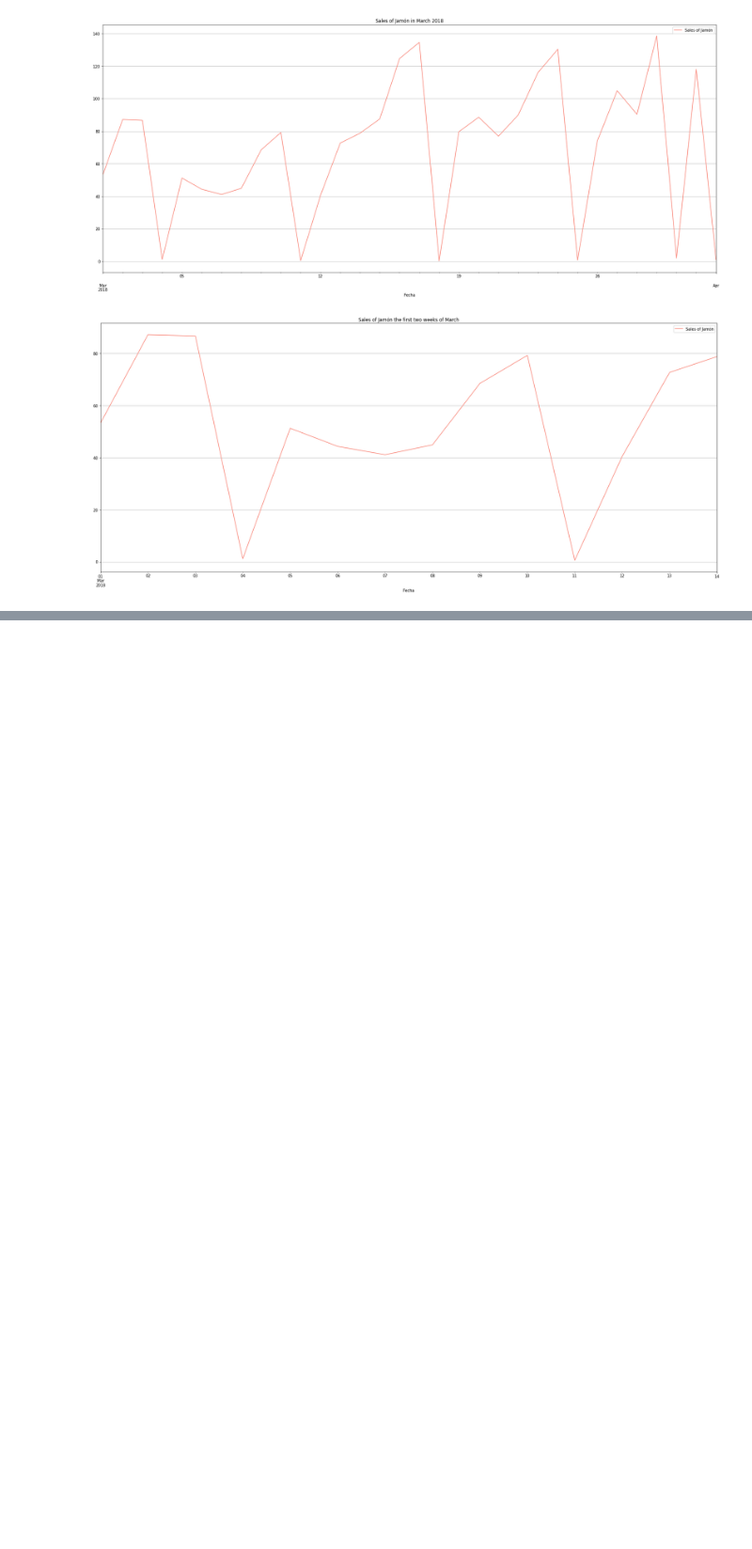
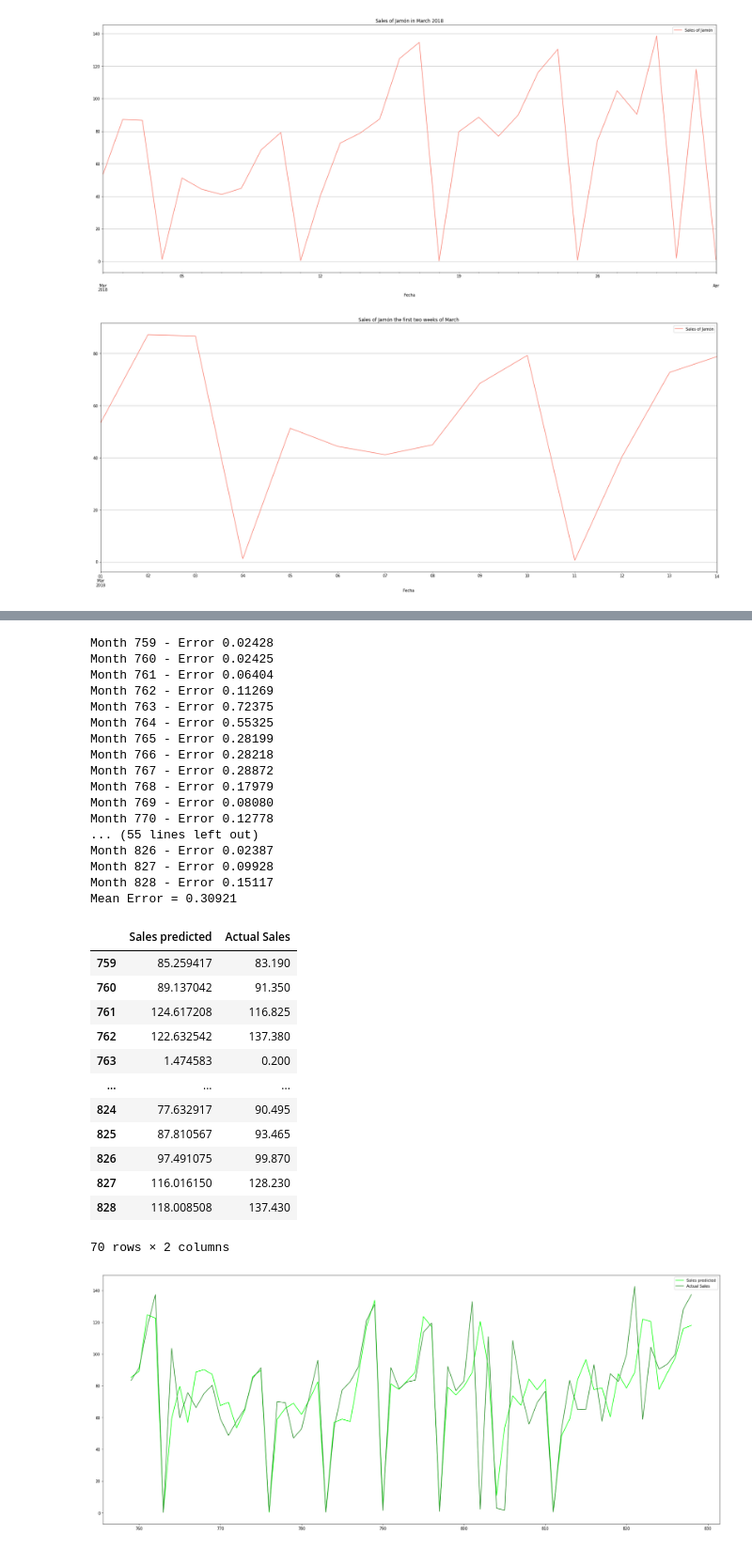
Before and after one commit to mateoricio/forecasting_retail_sales_PA, a Jupyter notebook: forcasting_retail_sales.ipynb, the cells around one changed output, grey strips where cells are left out. Shown at 94% size. Drawn from its saved outputs; the diff is of its cells as text; code cells hidden in the pictures; blank space fills up the shorter version.

Commit message:
Apply the RF model and the SVM model the the series.

```diff
--- a/forcasting_retail_sales.ipynb
+++ b/forcasting_retail_sales.ipynb
@@ -22,8 +22,8 @@ fig_size = (29, 12)
 norma = False
 # %%
+# The function we have defined in the model_evaluation file:
+
 def rmsle(ytrue, ypred):
-
-
     return np.sqrt(mean_squared_log_error(ytrue, ypred))
 
 def calculoEvaluacionModelo(modelo,df,norm):
@@ -50,21 +50,23 @@ def calculoEvaluacionModelo(modelo,df,norm):
 
         p = mdl.predict(xts)
 
-        xPredicted=xPredicted + [day]
-        yPredicted=yPredicted + [p[0]]
+        xPredicted= xPredicted + [day]
+        yPredicted= yPredicted + [p[0]]
         ySpotted = ySpotted + [yts[0]]
 
         error = rmsle(yts, p)
         print('Month %d - Error %.5f' % (day, error))
         mean_error.append(error)
-    return mean_error
 
     print('Mean Error = %.5f' % np.mean(mean_error))
     prediction = pd.DataFrame(
-        {'Sold units predicted': yPredicted,
-         'Sold units actually spotted': ySpotted
+        {'Sales predicted': yPredicted,
+         'Actual Sales': ySpotted
         },index=xPredicted)
-    prediction.plot()
+
+    prediction.plot(figsize = fig_size, color = {'Sales predicted':'lime', 'Actual Sales':'forestgreen'})
+
+    return prediction;
 # %%
 df = pd.read_csv('Dataframe_Retail.csv', parse_dates=['Fecha'])
 df.head(10)
@@ -196,0 +168,34 @@ Month 828 - Error 0.17698
+# %%
+calculoEvaluacionModelo(RandomForestRegressor(n_estimators=120, random_state=90), df, norma)
+# %% [output]
+Month 759 - Error 0.02428
+Month 760 - Error 0.02425
+Month 761 - Error 0.06404
+Month 762 - Error 0.11269
+Month 763 - Error 0.72375
+Month 764 - Error 0.55325
+Month 765 - Error 0.28199
+Month 766 - Error 0.28218
+Month 767 - Error 0.28872
+Month 768 - Error 0.17979
+Month 769 - Error 0.08080
+Month 770 - Error 0.12778
+... (55 lines left out)
+Month 826 - Error 0.02387
+Month 827 - Error 0.09928
+Month 828 - Error 0.15117
+Mean Error = 0.30921
+|  | Sales predicted | Actual Sales |
+| 759 | 85.259417 | 83.190 |
+| 760 | 89.137042 | 91.350 |
+| 761 | 124.617208 | 116.825 |
+| 762 | 122.632542 | 137.380 |
+| 763 | 1.474583 | 0.200 |
+| ... | ... | ... |
+| 824 | 77.632917 | 90.495 |
+| 825 | 87.810567 | 93.465 |
+| 826 | 97.491075 | 99.870 |
+| 827 | 116.016150 | 128.230 |
+| 828 | 118.008508 | 137.430 |
+70 rows × 2 columns
+[figure, added]
```
Also changed, not shown: parts of 6 cells of this notebook.
